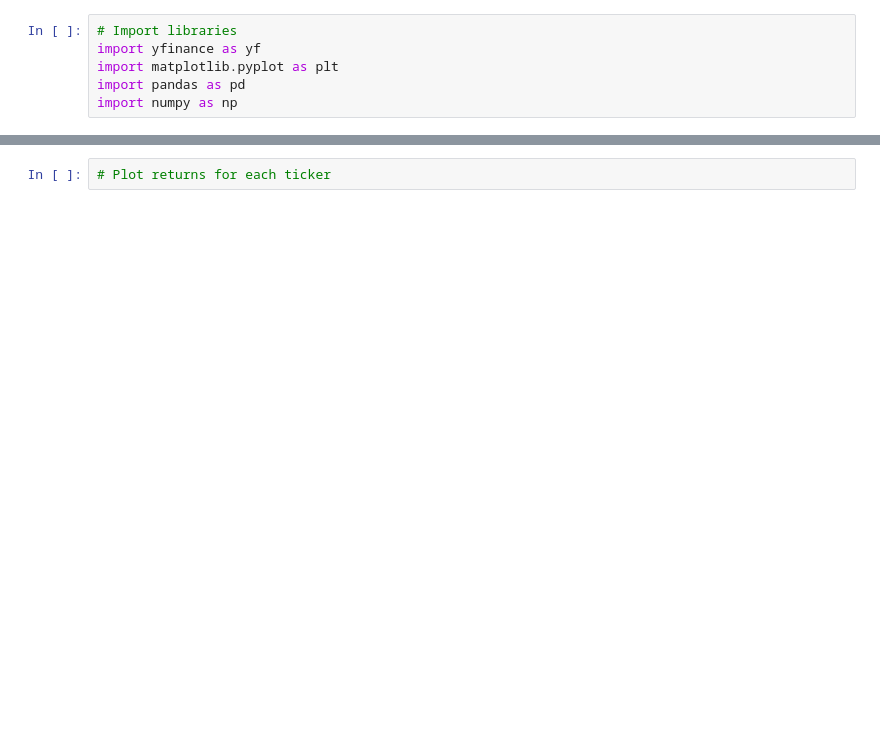
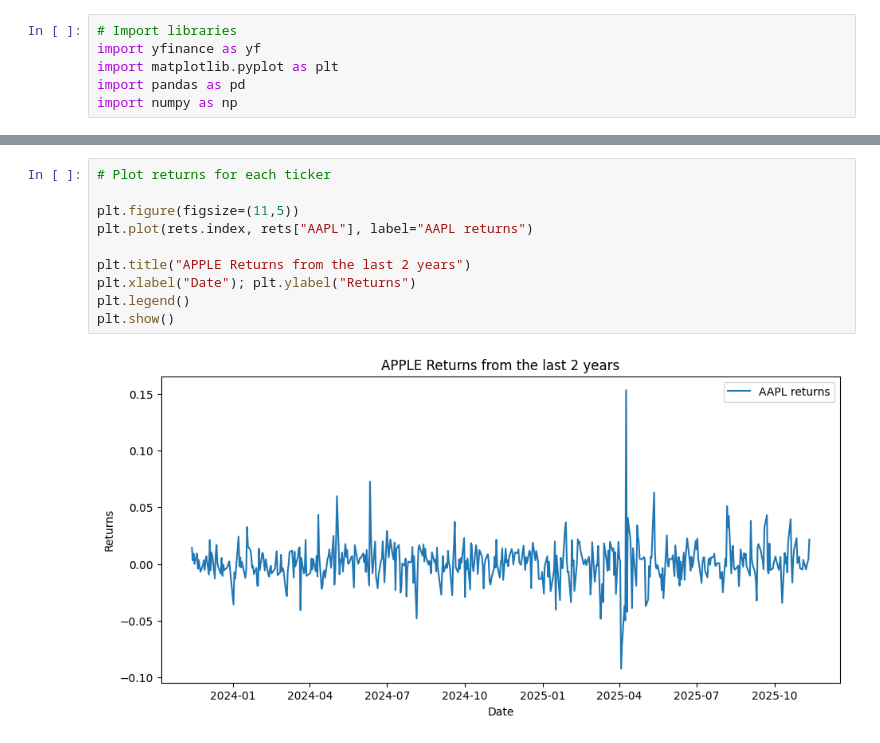
Before and after one commit to Yohansu/finance-statistics-learning, a Jupyter notebook: 07_miniproject.ipynb, the cells around one changed output, grey strips where cells are left out. Saved outputs shown, nothing was run; the diff lists cells and outputs as text; blank space fills up the shorter version.

Commit message:
Miniproject update: Returns plot for each ticker and correlation matrix

```diff
--- a/07_miniproject.ipynb
+++ b/07_miniproject.ipynb
@@ -72,2 +72,12 @@ rets
 # %%
 # Plot returns for each ticker
+
+plt.figure(figsize=(11,5))
+plt.plot(rets.index, rets["AAPL"], label="AAPL returns")
+
+plt.title("APPLE Returns from the last 2 years")
+plt.xlabel("Date"); plt.ylabel("Returns")
+plt.legend()
+plt.show()
+# %% [output]
+[figure, added]
```
Also changed, not shown: parts of 9 cells of this notebook.
